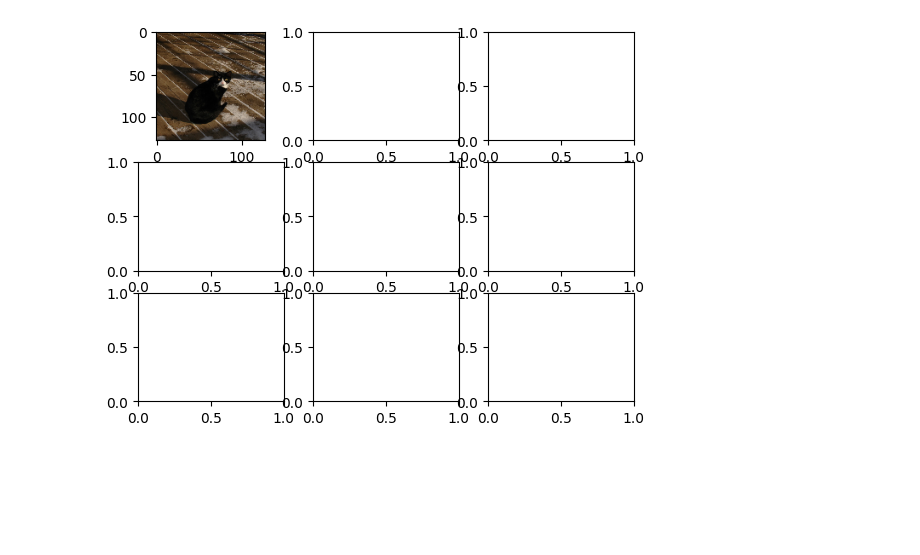
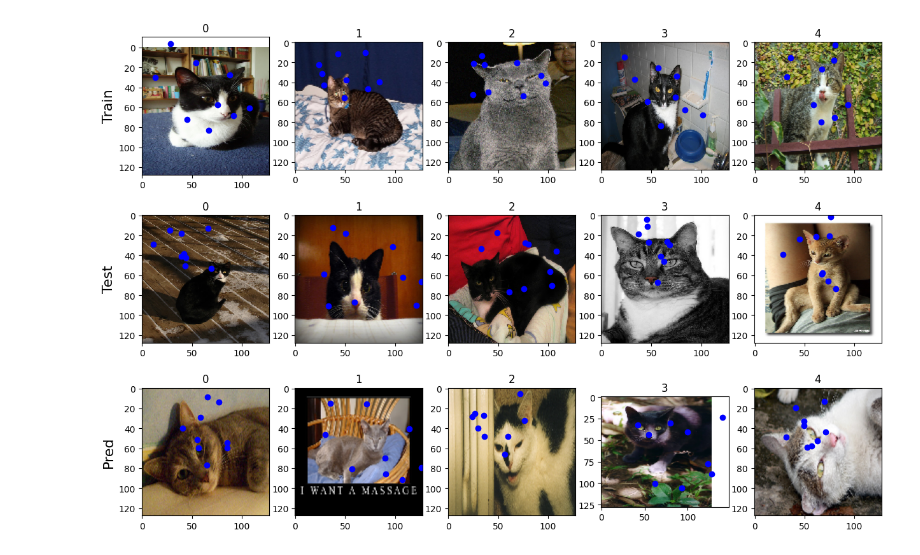
Before and after one commit to firefiruses/CatKaggle, a Jupyter notebook: main.ipynb, the cells around one changed output. Cells and saved outputs as stored; diff of their text form; code cells hidden in the pictures; blank space fills up the shorter version.

```diff
--- a/main.ipynb
+++ b/main.ipynb
@@ -36,7 +52,7 @@ test_dataloader_1 = torch.utils.data.DataLoader(test_dataset)
 result_dataset = torch.load("datasets/predict.pt")
 result_dataloader_1 = torch.utils.data.DataLoader(result_dataset)
 # %%
-num_epochs = 1
+num_epochs = 10
 learning_rate = 0.01
 weight_decay = 0.1
 model = CatNet(16, 18)
@@ -83,22 +110,41 @@ MAE on test data : 24.113423851298297
-# %%
-fig, axs = plt.subplots(nrows= 3 , ncols= 3 )
-
-for i in range(3):
-    x, y = test_dataset[i]
-
-    draw_img = x.type('torch.IntTensor')
-    draw_points = model.forward(torch.stack([x]))[0].detach().numpy()
-    #draw_right_points = y.detach().numpy()
-    axs[0, i].imshow(draw_img.permute(1,2,0))
-    for i in range(0, len(draw_points),2):
-                x, y = draw_points[i], draw_points[i+1]
-                #axs[0, i].plot(x,y, 'ro', color = 'red')
-    #for i in range(0, len(draw_right_points),2):
-                #x, y = draw_right_points[i], draw_right_points[i+1]
-                #plt.plot(x,y, 'ro', color = 'blue')
-    plt.show()
-# %% [output]
-[figure, removed]
+# %%
+fig, axs = plt.subplots(nrows= 3 , ncols= 5,  figsize=(15,10))
+cats_nums = range(5)
+num = 0
+axs[num,0].set_ylabel('Train', fontsize=16)
+for i in cats_nums:
+    x, y = train_dataset[i]
+    axs[num, i].set_title(str(i))
+    draw_img = x.type('torch.IntTensor')
+    draw_points = model.forward(torch.stack([x]))[0].detach().numpy()
+    axs[num, i].imshow(draw_img.permute(1,2,0))
+    for j in range(0, len(draw_points),2):
+                x, y = draw_points[j], draw_points[j+1]
+                axs[num, i].plot(x,y, 'ro', color = 'blue')
+num = 1
+axs[num,0].set_ylabel('Test', fontsize=16)
+for i in cats_nums:
+    x, y = test_dataset[i]
+    axs[num, i].set_title(str(i))
+    draw_img = x.type('torch.IntTensor')
+    draw_points = model.forward(torch.stack([x]))[0].detach().numpy()
+    axs[num, i].imshow(draw_img.permute(1,2,0))
+    for j in range(0, len(draw_points),2):
+                x, y = draw_points[j], draw_points[j+1]
+                axs[num, i].plot(x,y, 'ro', color = 'blue')
+num = 2
+axs[num,0].set_ylabel('Pred', fontsize=16)
+for i in cats_nums:
+    x = result_dataset[i][0]
+    axs[num, i].set_title(str(i))
+    draw_img = x.type('torch.IntTensor')
+    draw_points = model.forward(torch.stack([x]))[0].detach().numpy()
+    axs[num, i].imshow(draw_img.permute(1,2,0))
+    for j in range(0, len(draw_points),2):
+                x, y = draw_points[j], draw_points[j+1]
+                axs[num, i].plot(x,y, 'ro', color = 'blue')
+# %% [output]
+[figure, added]
 # %%
 pred = []
 for x in result_dataloader_1:
```
Also changed, not shown: parts of 4 cells of this notebook, 2 other files.
